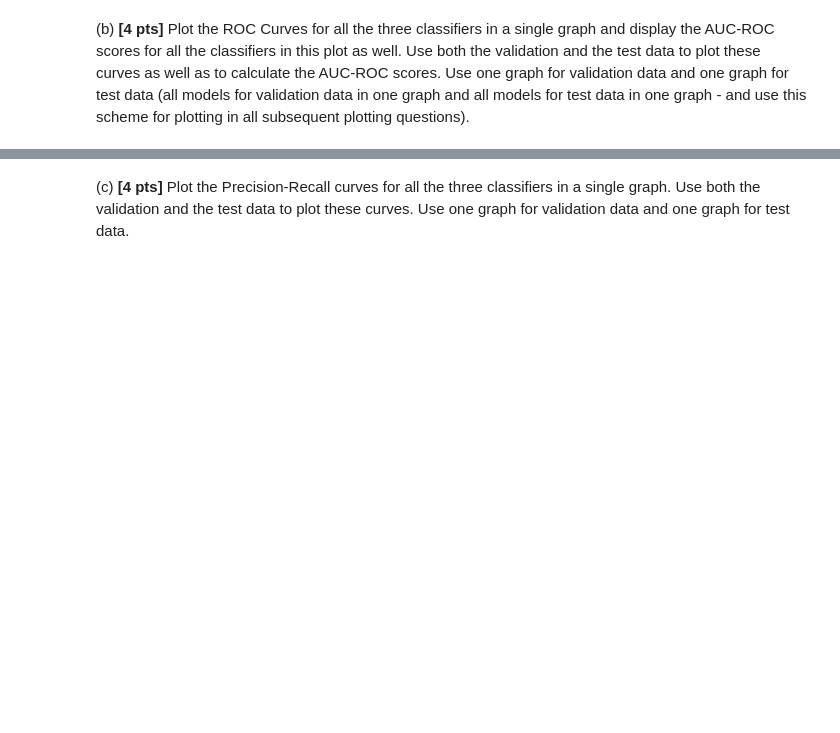
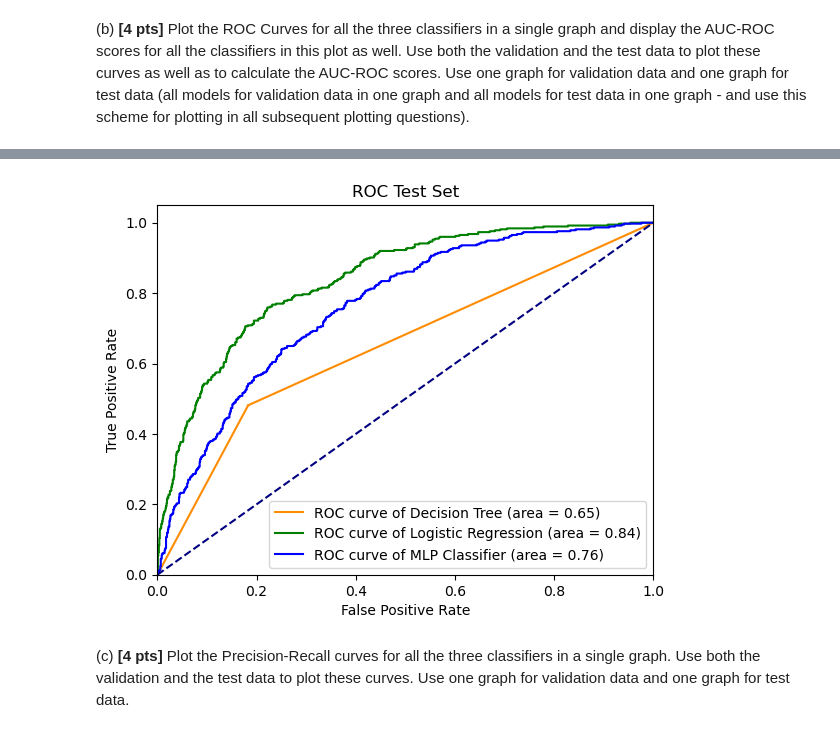
Before and after one commit to axj65/ece381, a Jupyter notebook: HW_4.ipynb, the cells around one changed output, grey strips where cells are left out. Drawn from its saved outputs; the diff is of its cells as text; code cells hidden in the pictures; blank space fills up the shorter version.

```diff
--- a/HW_4.ipynb
+++ b/HW_4.ipynb
@@ -651,34 +672,36 @@ fpr_lr, tpr_lr, _ = roc_curve(y_test, y_scores_lr)
 roc_auc_lr = auc(fpr_lr, tpr_lr)
 
 # Calculating ROC curve and ROC AUC for MLP Classifier
 fpr_mlp, tpr_mlp, _ = roc_curve(y_test, y_scores_mlp)
 roc_auc_mlp = auc(fpr_mlp, tpr_mlp)
 
 # Plotting ROC curves
 plt.figure()
 
 # Decision Tree ROC
 plt.plot(fpr_dt, tpr_dt, color='darkorange',
          label=f'ROC curve of Decision Tree (area = {roc_auc_dt:0.2f})')
 
 # Logistic Regression ROC
 plt.plot(fpr_lr, tpr_lr, color='green',
          label=f'ROC curve of Logistic Regression (area = {roc_auc_lr:0.2f})')
 
 # MLP Classifier ROC
 plt.plot(fpr_mlp, tpr_mlp, color='blue',
          label=f'ROC curve of MLP Classifier (area = {roc_auc_mlp:0.2f})')
 
 # Random Guess line:
-plt.plot([0, 1], [0, 1], color='navy', lw=lw, linestyle='--')
+plt.plot([0, 1], [0, 1], color='navy', linestyle='--')
 
 plt.xlim([0.0, 1.0])
 plt.ylim([0.0, 1.05])
 plt.xlabel('False Positive Rate')
 plt.ylabel('True Positive Rate')
 plt.title('ROC Test Set')
 plt.legend(loc="lower right")
 plt.show()
+# %% [output]
+[figure, added]
 # %% [markdown]
 (c) **[4 pts]** Plot the Precision-Recall curves for all the three classifiers in a single graph. Use both the validation and the test data to plot these curves. Use one graph for validation data and one graph for test data.
 # %%
```
Also changed, not shown: parts of 12 cells of this notebook.
